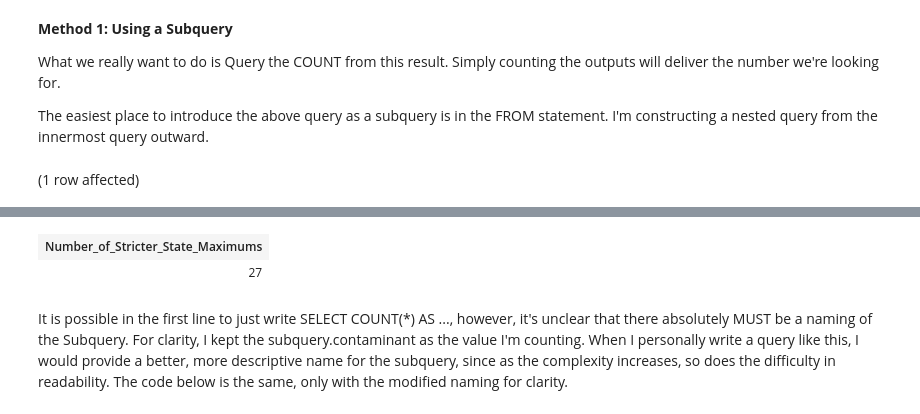
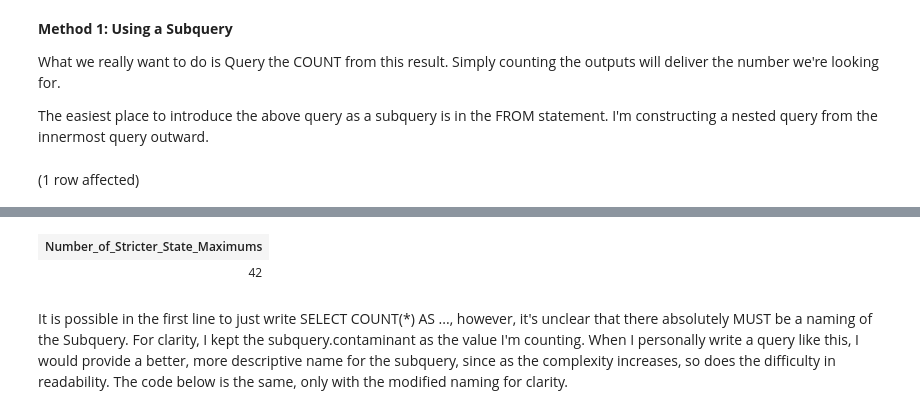
Before and after one commit to FreshOats/Water_Quality, a Jupyter notebook: WITH_CTE_instructions.ipynb, the cells around one changed output, grey strips where cells are left out. Saved outputs shown, nothing was run; the diff lists cells and outputs as text; code cells hidden in the pictures.

```diff
--- a/WITH_CTE_instructions.ipynb
+++ b/WITH_CTE_instructions.ipynb
@@ -54,9 +65,9 @@ SELECT COUNT(subquery.contaminant) AS Number_of_Stricter_State_Maximums
 FROM (
     SELECT  contaminant,
             state_max_level,
-            federal_max_level
+            COALESCE(federal_max_level, state_max_level + 1) AS federal_max_coalesced
     FROM    dbo.state_regulations
-    WHERE   federal_max_level > state_max_level
+    WHERE   COALESCE(federal_max_level, state_max_level + 1) > state_max_level
 ) AS subquery
 # %% [output]
 (1 row affected)
@@ -64,5 +75,5 @@ Total execution time: 00:00:00.002
 | Number_of_Stricter_State_Maximums |
-| 27 |
+| 42 |
 # %% [markdown]
 It is possible in the first line to just write SELECT COUNT(\*) AS ..., however, it's unclear that there absolutely MUST be a naming of the Subquery. For clarity, I kept the subquery.contaminant as the value I'm counting. When I personally write a query like this, I would provide a better, more descriptive name for the subquery, since as the complexity increases, so does the difficulty in readability. The code below is the same, only with the modified naming for clarity.
 # %%
```
Also changed, not shown: parts of 25 cells of this notebook, 5 other files.
